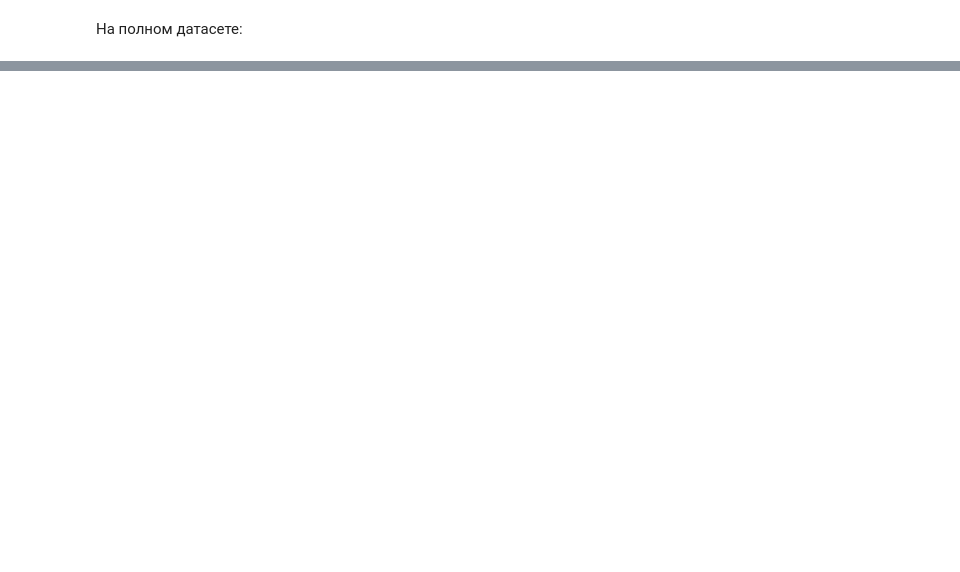
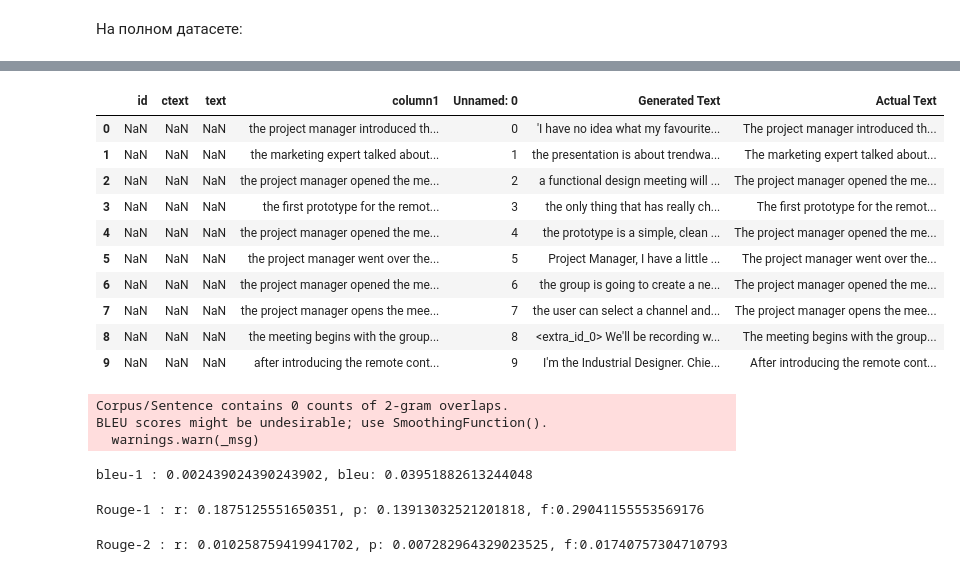
Before and after one commit to spakt26/-, a Jupyter notebook: Summarization_methods.ipynb, the cells around one changed output, grey strips where cells are left out. Drawn from its saved outputs; the diff is of its cells as text; code cells hidden in the pictures; blank space fills up the shorter version.

```diff
--- a/Summarization_methods.ipynb
+++ b/Summarization_methods.ipynb
@@ -1837,0 +1808,4 @@ transcript_sr= test_sr.read()
+# %%
+df_abstractive.columns = ['id', 'ctext', 'text']
+# %%
+df_abstractive = df_abstractive.head(50)
@@ -1837,0 +1983,2 @@ transcript_sr= test_sr.read()
+# %%
+predictions = pd.read_csv('/content/predictions.csv')
@@ -1837,0 +2009,71 @@ transcript_sr= test_sr.read()
+# %%
+merged_df = pd.merge(df_abstractive.assign(column1=df_abstractive ['text'].str.lower()),
+                     predictions.assign(column1=predictions['Actual Text'].str.lower()),
+                     on='column1', how='right')
+# %%
+merged_df
+# %% [output]
+|  | id | ctext | text | column1 | Unnamed: 0 | Generated Text | Actual Text |
+| 0 | NaN | NaN | NaN | the project manager introduced th... | 0 | 'I have no idea what my favourite... | The project manager introduced th... |
+| 1 | NaN | NaN | NaN | the marketing expert talked about... | 1 | the presentation is about trendwa... | The marketing expert talked about... |
+| 2 | NaN | NaN | NaN | the project manager opened the me... | 2 | a functional design meeting will ... | The project manager opened the me... |
+| 3 | NaN | NaN | NaN | the first prototype for the remot... | 3 | the only thing that has really ch... | The first prototype for the remot... |
+| 4 | NaN | NaN | NaN | the project manager opened the me... | 4 | the prototype is a simple, clean ... | The project manager opened the me... |
+| 5 | NaN | NaN | NaN | the project manager went over the... | 5 | Project Manager, I have a little ... | The project manager went over the... |
+| 6 | NaN | NaN | NaN | the project manager opened the me... | 6 | the group is going to create a ne... | The project manager opened the me... |
+| 7 | NaN | NaN | NaN | the project manager opens the mee... | 7 | the user can select a channel and... | The project manager opens the mee... |
+| 8 | NaN | NaN | NaN | the meeting begins with the group... | 8 | <extra_id_0> We'll be recording w... | The meeting begins with the group... |
+| 9 | NaN | NaN | NaN | after introducing the remote cont... | 9 | I'm the Industrial Designer. Chie... | After introducing the remote cont... |
+# %%
+scores1f = []
+scores1p = []
+scores1r = []
+scores2f = []
+scores2p = []
+scores2r = []
+scoresllf = []
+scoresllp = []
+scoresllr = []
+bleu1 = []
+bleu2 = []
+bleu3 = []
+bleu_together = []
+for i in range(len(merged_df)):
+    rouge = Rouge()
+    scores = rouge.get_scores(merged_df['Generated Text'][i], merged_df['column1'][i])
+    scores1f.append(scores[0]['rouge-1']['f'])
+    scores1p.append(scores[0]['rouge-1']['p'])
+    scores1r.append(scores[0]['rouge-1']['r'])
+    scores2f.append(scores[0]['rouge-2']['f'])
+    scores2p.append(scores[0]['rouge-2']['p'])
+    scores2r.append(scores[0]['rouge-2']['r'])
+    scoresllf.append(scores[0]['rouge-l']['f'])
+    scoresllp.append(scores[0]['rouge-l']['p'])
+    scoresllr.append(scores[0]['rouge-l']['r'])
+    # bleu
+    reference = preprocess_text_simple(merged_df['column1'][i])
+    candidate = preprocess_text_simple(merged_df['Generated Text'][i])
+    score_together = sentence_bleu(reference, candidate, weights=(0.25, 0.25, 0.25, 0.25))
+    bleu_together.append(score_together)
+    bleu_1 = sentence_bleu(reference, candidate, weights=(1, 0, 0, 0))
+    bleu1.append(bleu_1)
+    bleu_2 = sentence_bleu(reference, candidate, weights=(0, 1, 0, 0))
+    bleu2.append(bleu_2)
+    bleu_3 = sentence_bleu(reference, candidate, weights=(0, 0, 1, 0))
+    bleu3.append(bleu_3)
+# %% [output]
+Corpus/Sentence contains 0 counts of 2-gram overlaps.
+BLEU scores might be undesirable; use SmoothingFunction().
+  warnings.warn(_msg)
+# %%
+print('bleu-1 : {}, bleu: {}'.format(np.mean(np.array(bleu1)), np.mean(np.array(bleu_together))))
+# %% [output]
+bleu-1 : 0.002439024390243902, bleu: 0.03951882613244048
+# %%
+print('Rouge-1 : r: {}, p: {}, f:{}'.format(np.mean(np.array(scores1f)), np.mean(np.array(scores1p)), np.mean(np.array(scores1r))))
+# %% [output]
+Rouge-1 : r: 0.1875125551650351, p: 0.13913032521201818, f:0.29041155553569176
+# %%
+print('Rouge-2 : r: {}, p: {}, f:{}'.format(np.mean(np.array(scores2f)), np.mean(np.array(scores2p)), np.mean(np.array(scores2r))))
+# %% [output]
+Rouge-2 : r: 0.010258759419941702, p: 0.007282964329023525, f:0.01740757304710793
```
Also changed, not shown: parts of 251 cells of this notebook.
